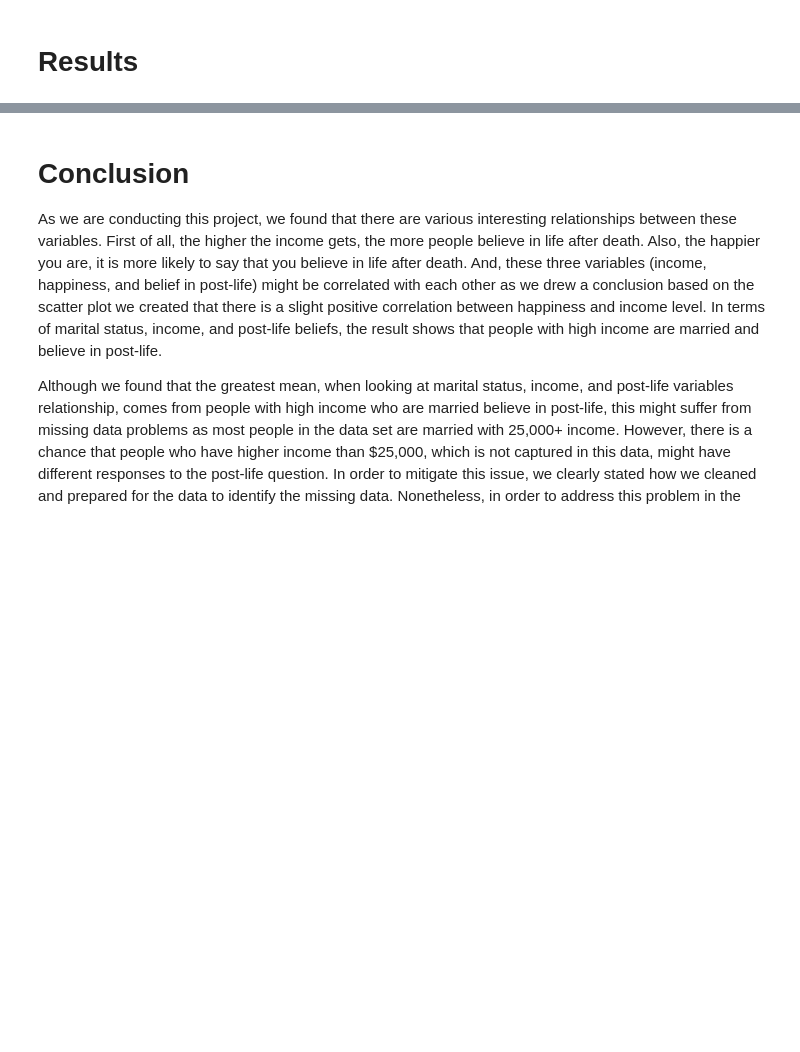
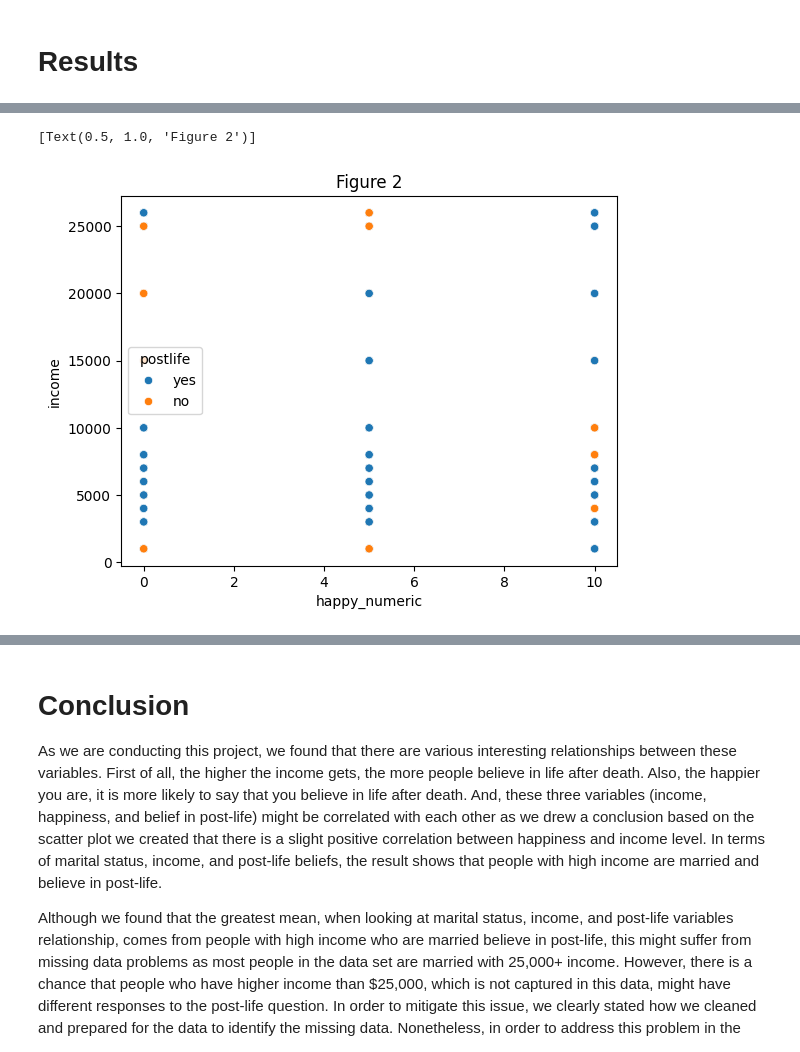
Before and after one commit to annacfisher/project_gss, a Jupyter notebook: group8.ipynb, the cells around one changed output, grey strips where cells are left out. Cells and saved outputs as stored; diff of their text form; code cells hidden in the pictures; blank space fills up the shorter version.

```diff
--- a/group8.ipynb
+++ b/group8.ipynb
@@ -570,0 +583,5 @@ results:
+# %%
+sns.scatterplot(data=df,x="happy_numeric",y="income", hue = "postlife").set(title='Figure 2')
+# %% [output]
+[Text(0.5, 1.0, 'Figure 2')]
+[figure, added]
```
Also changed, not shown: parts of 7 cells of this notebook.
